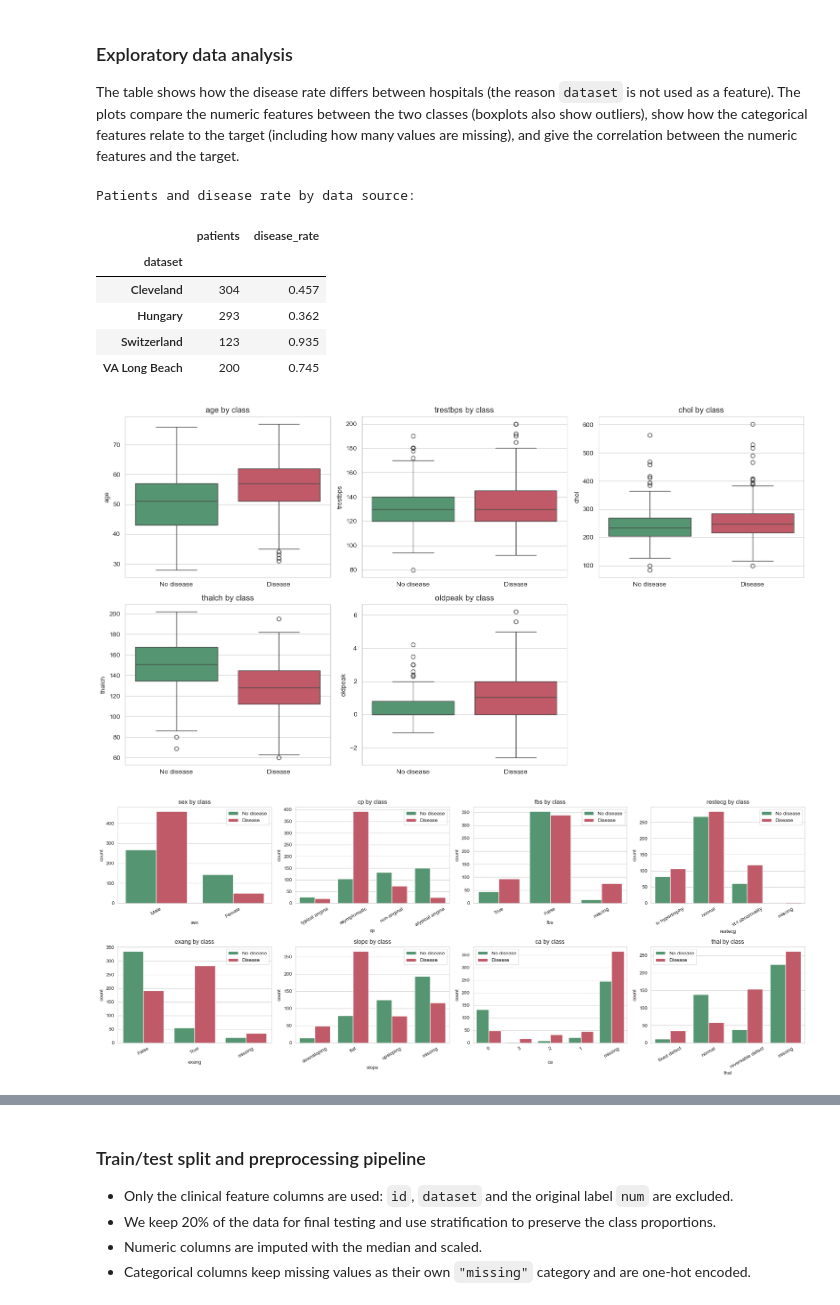
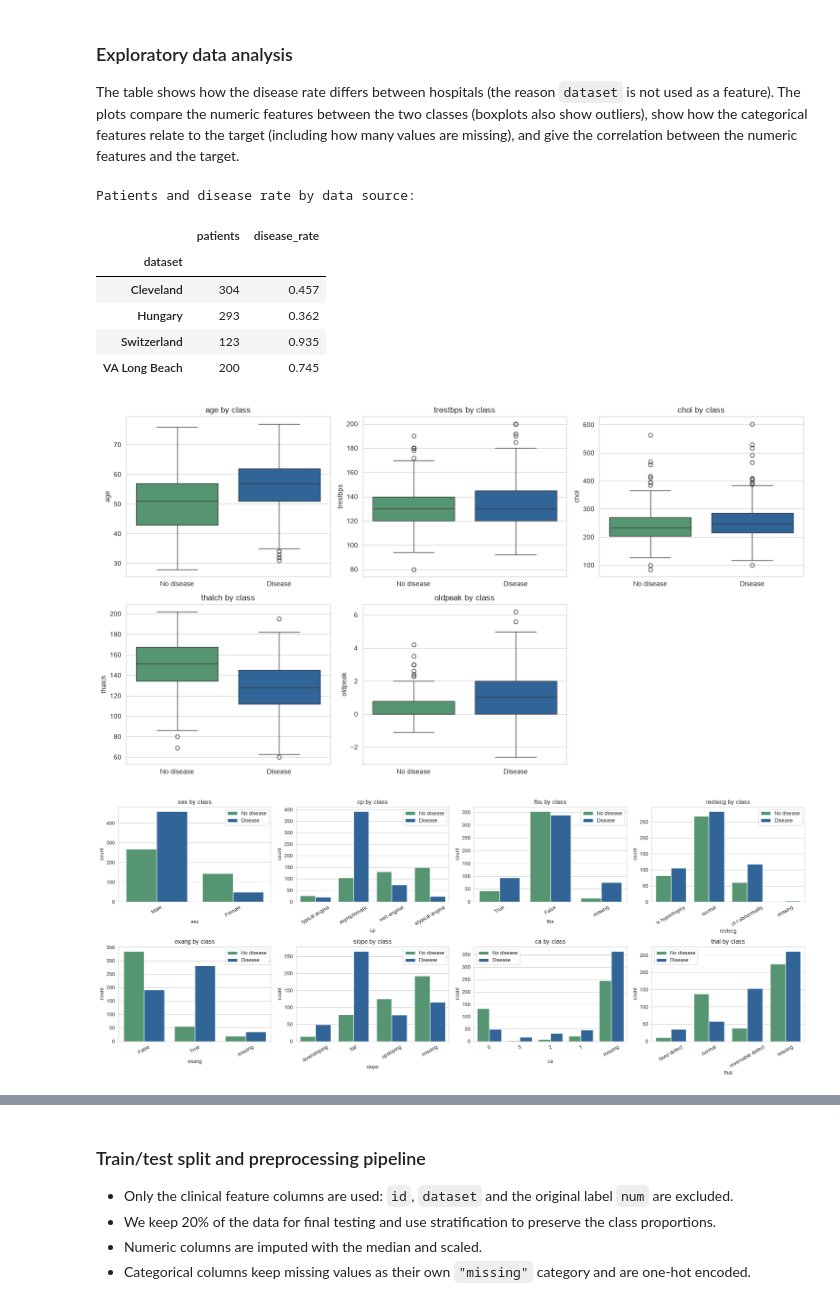
Before and after one commit to Shanaka27/ML_assignment, a Jupyter notebook: ML_Assignment.ipynb, the cells around one changed output, grey strips where cells are left out. Cells and saved outputs as stored; diff of their text form; code cells hidden in the pictures.

```diff
--- a/ML_Assignment.ipynb
+++ b/ML_Assignment.ipynb
@@ -196,7 +196,7 @@ plt.show()
 
 The table shows how the disease rate differs between hospitals (the reason `dataset` is not used as a feature). The plots compare the numeric features between the two classes (boxplots also show outliers), show how the categorical features relate to the target (including how many values are missing), and give the correlation between the numeric features and the target.
 # %%
-palette = ["#4C9F70", "#D1495B"]
+palette = ["#4C9F70", "#2066a8"]
 
 # 0) Disease rate by source hospital
 print("Patients and disease rate by data source:")
@@ -211,35 +211,35 @@ for ax, col in zip(axes.ravel(), num_cols):
     ax.set_title(f"{col} by class")
 axes.ravel()[-1].axis("off")
 plt.tight_layout()
 plt.show()
 
 # 2) Categorical features by class (missing values shown as their own bar)
 fig, axes = plt.subplots(2, 4, figsize=(20, 8))
 for ax, col in zip(axes.ravel(), cat_cols):
     plot_df = df.assign(**{col: df[col].fillna("missing")})
     sns.countplot(data=plot_df, x=col, hue=TARGET, palette=palette, ax=ax)
     ax.set_title(f"{col} by class")
     ax.tick_params(axis="x", rotation=30)
     ax.legend(title="", labels=["No disease", "Disease"])
 plt.tight_layout()
 plt.show()
 
 # 3) Correlation between numeric features and the target
 plt.figure(figsize=(7, 5.5))
 sns.heatmap(df[num_cols + [TARGET]].corr().round(2), annot=True, fmt=".2f", cmap="coolwarm", center=0)
 plt.title("Correlation matrix (numeric features and target)")
 plt.tight_layout()
 plt.show()
 # %% [output]
 Patients and disease rate by data source:
 |  | patients | disease_rate |
 | dataset |  |  |
 | Cleveland | 304 | 0.457 |
 | Hungary | 293 | 0.362 |
 | Switzerland | 123 | 0.935 |
 | VA Long Beach | 200 | 0.745 |
-[figure, old version]
+[figure, new version]
-[figure, old version]
+[figure, new version]
 [figure]
 # %% [markdown]
 ### Train/test split and preprocessing pipeline
```
Also changed, not shown: parts of 9 cells of this notebook.
